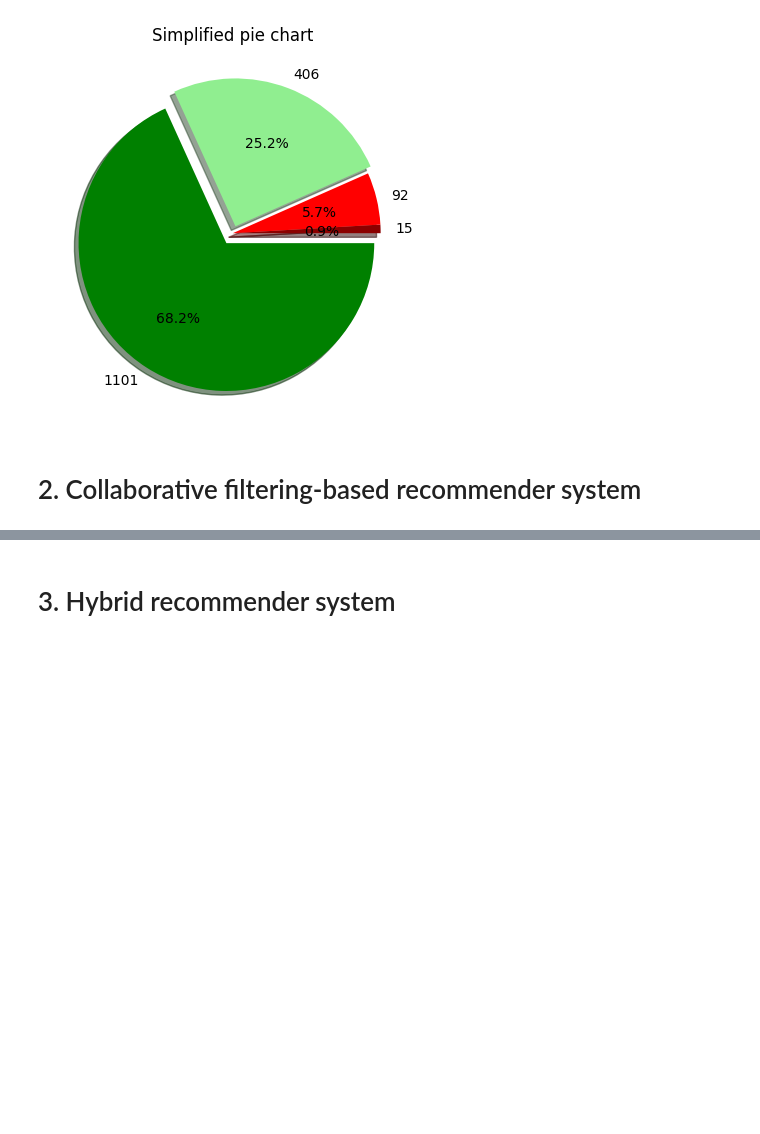
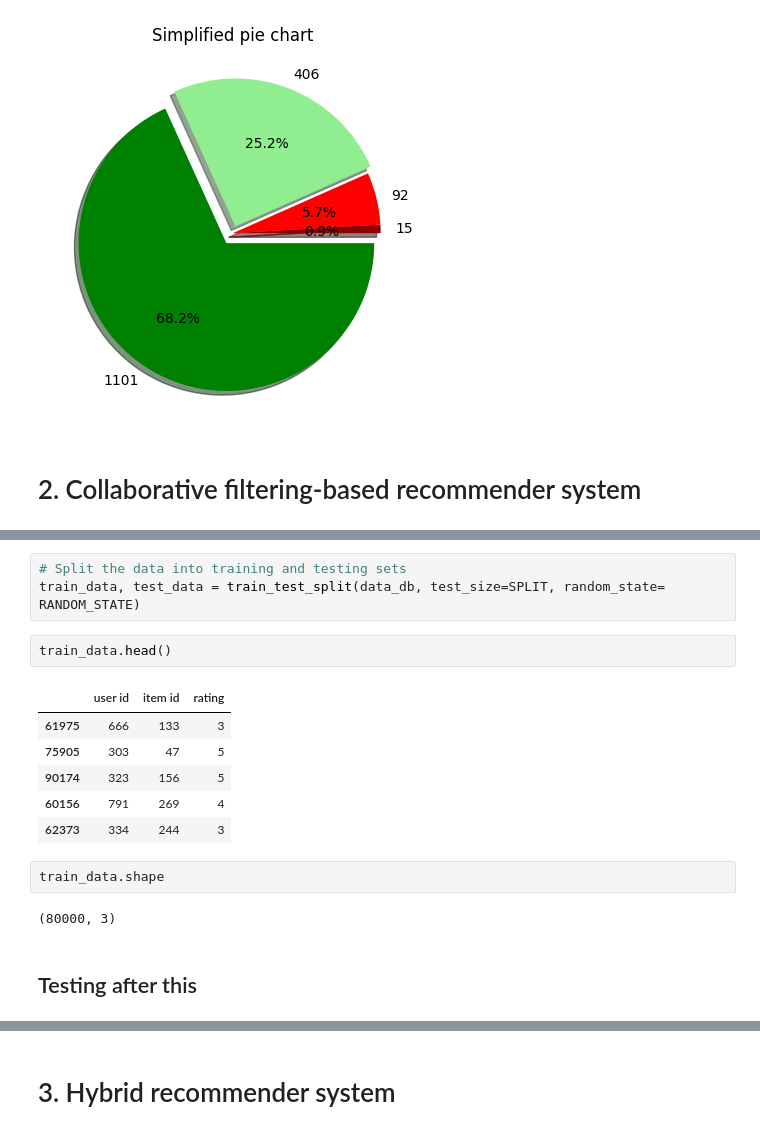
Before and after one commit to Keerat-Singh/Social_Media_Project, a Jupyter notebook: project.ipynb, the cells around one changed output, grey strips where cells are left out. Saved outputs shown, nothing was run; the diff lists cells and outputs as text; blank space fills up the shorter version.

```diff
--- a/project.ipynb
+++ b/project.ipynb
@@ -381,0 +386,18 @@ Sparsity Ratio: 0.9369533063577546
+# %%
+# Split the data into training and testing sets
+train_data, test_data = train_test_split(data_db, test_size=SPLIT, random_state= RANDOM_STATE)
+# %%
+train_data.head()
+# %% [output]
+|  | user id | item id | rating |
+| 61975 | 666 | 133 | 3 |
+| 75905 | 303 | 47 | 5 |
+| 90174 | 323 | 156 | 5 |
+| 60156 | 791 | 269 | 4 |
+| 62373 | 334 | 244 | 3 |
+# %%
+train_data.shape
+# %% [output]
+(80000, 3)
+# %% [markdown]
+## Testing after this
```
Also changed, not shown: parts of 21 cells of this notebook.
